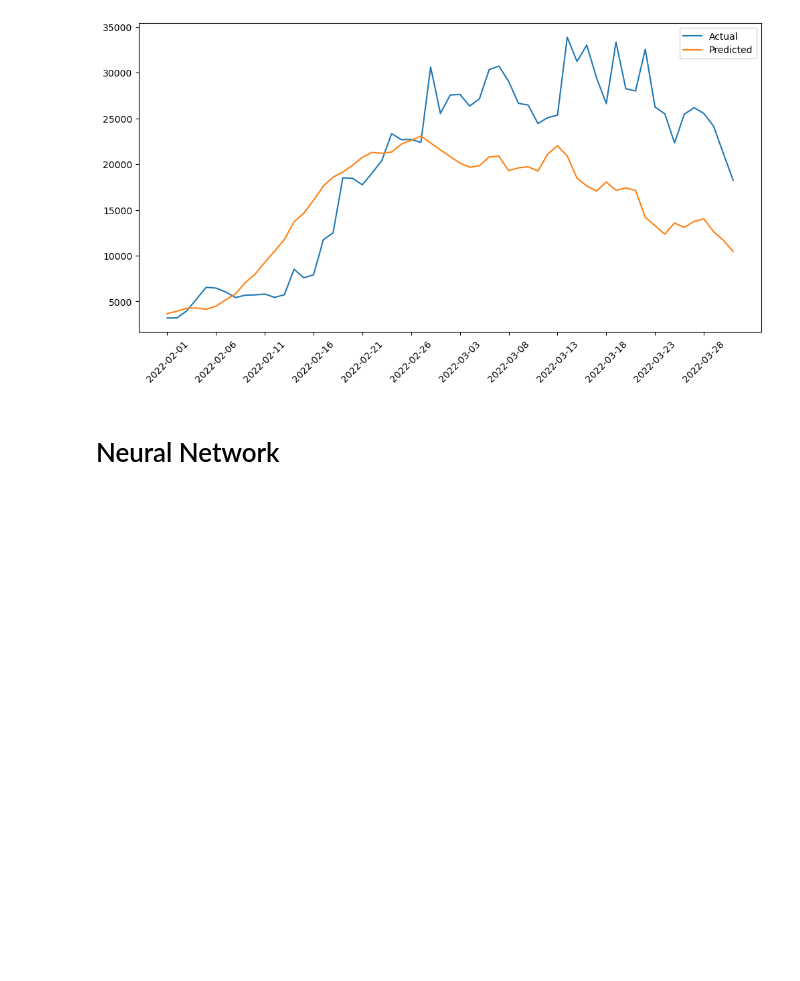
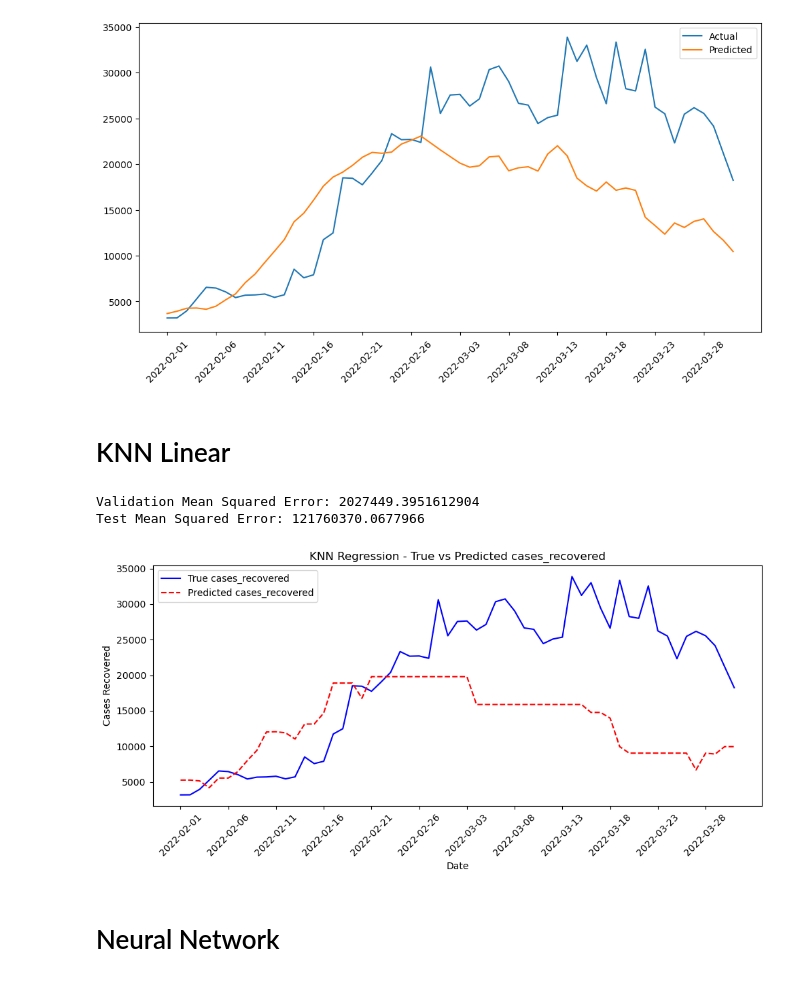
Before and after one commit to Leejames2305/AINotebook, a Jupyter notebook: Lab 3 Supervised Learning.ipynb, the cells around one changed output. Cells and saved outputs as stored; diff of their text form; code cells hidden in the pictures; blank space fills up the shorter version.

Commit message:
Added KNN Linear

```diff
--- a/Lab 3 Supervised Learning.ipynb
+++ b/Lab 3 Supervised Learning.ipynb
@@ -123,6 +125,63 @@ plt.show()
 # %% [output]
 Test Loss: 0.3101214809419057
 [figure]
+# %% [markdown]
+# KNN Linear
+# %%
+# KNN
+
+# Prepare the features and target for KNN regression
+features = ['daily', 'cases_new', 'cases_active', 'cases_unvax', 'cases_fvax']
+target = 'cases_recovered'
+
+# Splitting the data into training + validation
+training_validation_df = df_combined[df_combined['date'] < '2022-02-01']
+testing_df = df_combined[(df_combined['date'] >= '2022-02-01') & (df_combined['date'] <= '2022-03-31')]
+
+# Further split training_validation_df into training and validation sets (80-20 split)
+X_train_val = training_validation_df[features]
+y_train_val = training_validation_df[target]
+
+X_train, X_val, y_train, y_val = train_test_split(X_train_val, y_train_val, test_size=0.2, random_state=42)
+
+# Initialize and fit the KNN regressor
+knn = KNeighborsRegressor(n_neighbors=4)  # You can experiment with different n_neighbors
+knn.fit(X_train, y_train)
+
+# Validate the model on the validation set
+y_val_pred = knn.predict(X_val)
+val_mse = mean_squared_error(y_val, y_val_pred)
+print(f"Validation Mean Squared Error: {val_mse}")
+
+# Predicting cases_recovered for the testing set
+X_test = testing_df[features]
+y_test = testing_df[target]
+y_test_pred = knn.predict(X_test)
+
+# Calculate the Mean Squared Error (MSE) for the test prediction
+test_mse = mean_squared_error(y_test, y_test_pred)
+print(f"Test Mean Squared Error: {test_mse}")
+
+# Plotting the true vs predicted values for cases_recovered
+plt.figure(figsize=(10, 5))
+plt.plot(testing_df['date'], y_test, label='True cases_recovered', color='blue')
+plt.plot(testing_df['date'], y_test_pred, label='Predicted cases_recovered', color='red', linestyle='--')
+plt.xlabel('Date')
+plt.ylabel('Cases Recovered')
+plt.title('KNN Regression - True vs Predicted cases_recovered')
+plt.legend()
+
+n = len(y_test)
+dates_aligned = df_combined['date'].iloc[-n:]
+tick_interval = 5
+plt.xticks(ticks=dates_aligned[::tick_interval], labels=dates_aligned[::tick_interval], rotation=45)
+
+plt.tight_layout()
+plt.show()
+# %% [output]
+Validation Mean Squared Error: 2027449.3951612904
+Test Mean Squared Error: 121760370.0677966
+[figure, added]
 # %% [markdown]
 # Neural Network
 # %%
```
Also changed, not shown: parts of 3 cells of this notebook.
